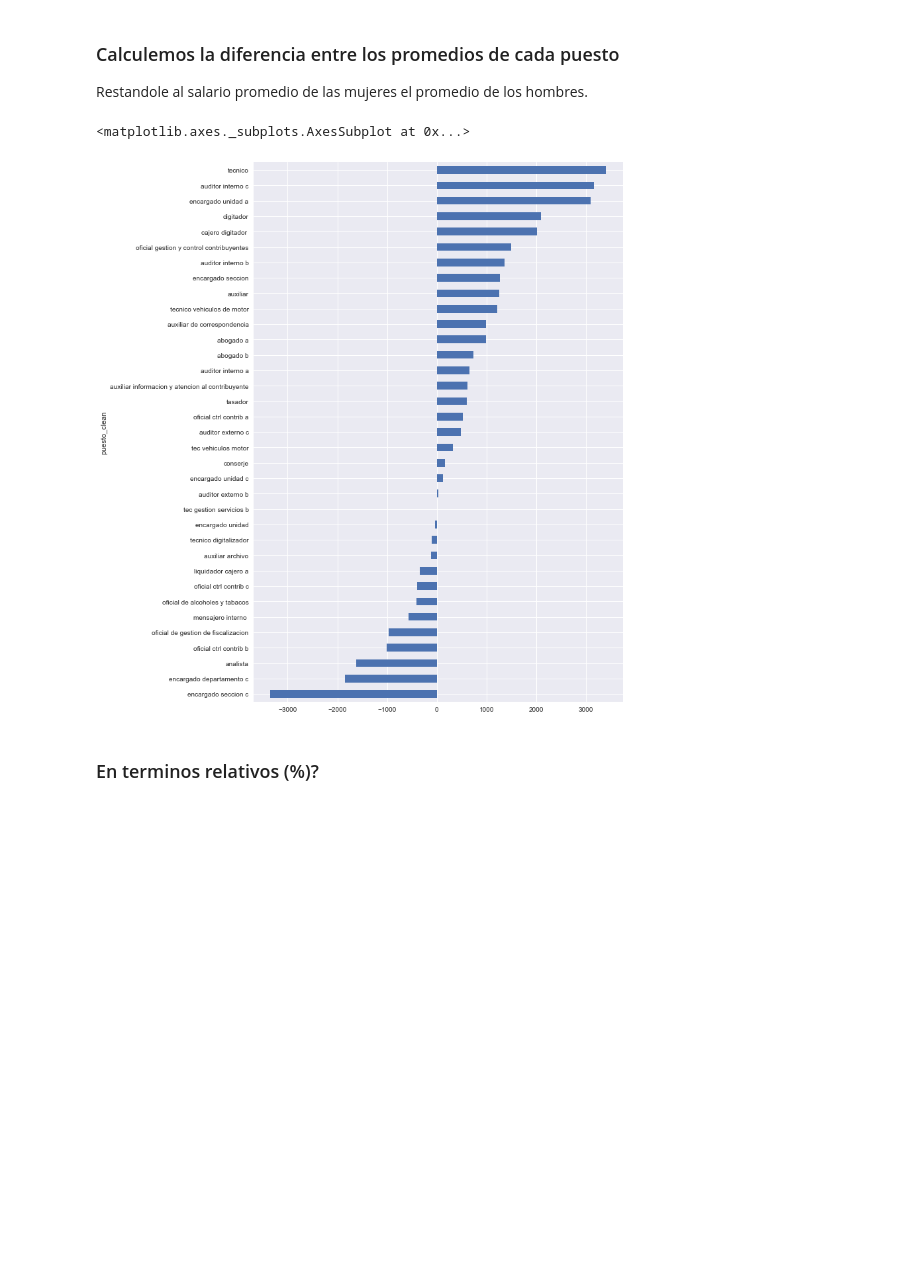
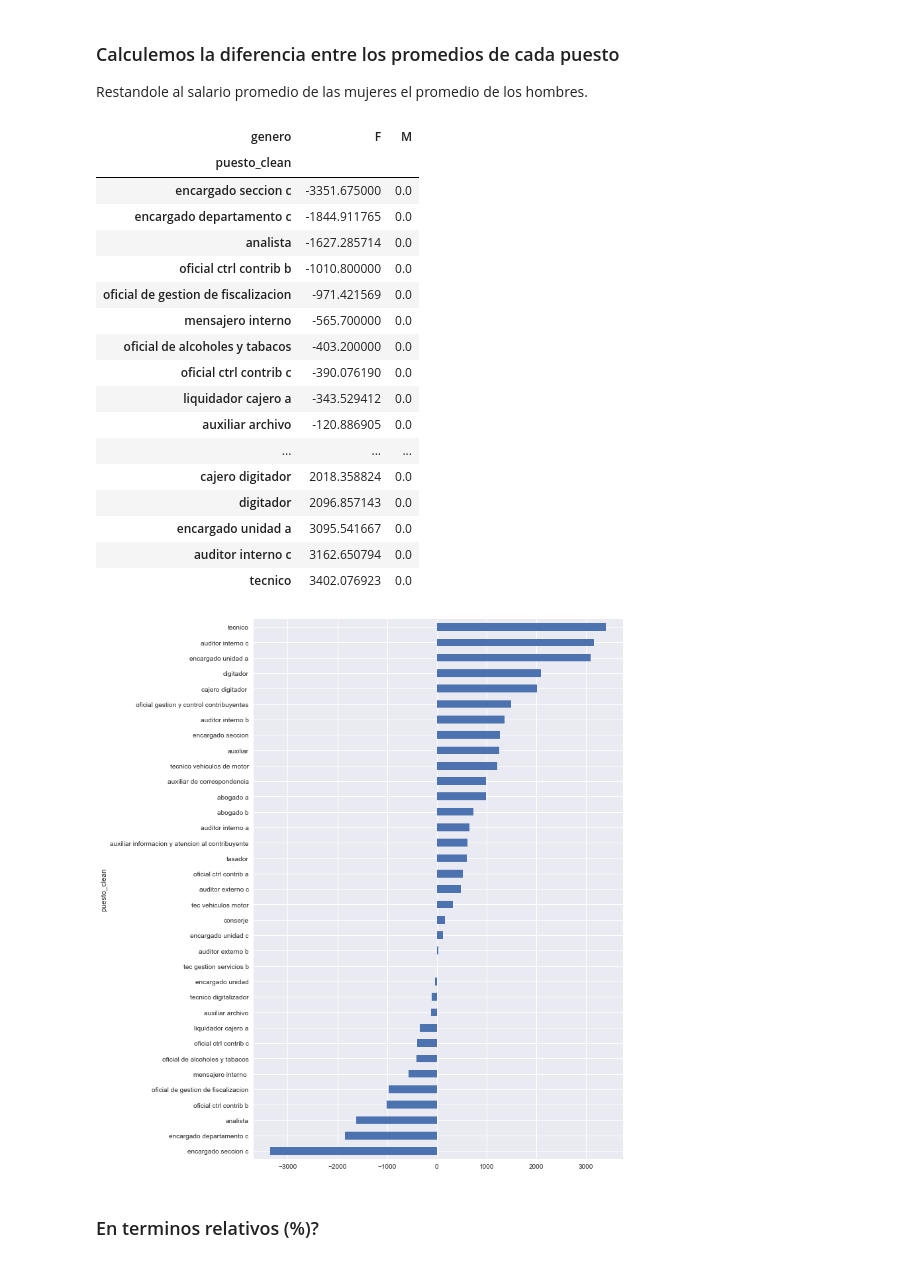
Before and after one commit to pyrdr/charlas, a Jupyter notebook: intro_eda_python/intro_pypandas.ipynb, the cells around one changed output. Saved outputs shown, nothing was run; the diff lists cells and outputs as text; code cells hidden in the pictures; blank space fills up the shorter version.

```diff
--- a/intro_eda_python/intro_pypandas.ipynb
+++ b/intro_eda_python/intro_pypandas.ipynb
@@ -748,9 +750,27 @@ Restandole al salario promedio de las mujeres el promedio de los hombres.
 # %%
 spg_diff_pivot = spg_mean_pivot.apply(lambda x: x - x['M'], axis = 1)
 spg_diff_pivot.sort_values('F',inplace=True)
 spg_diff_pivot['F'].plot(kind='barh',figsize=(10,15))
+spg_diff_pivot
 # %% [output]
-<matplotlib.axes._subplots.AxesSubplot at 0x...>
+| genero | F | M |
+| puesto_clean |  |  |
+| encargado seccion c | -3351.675000 | 0.0 |
+| encargado departamento c | -1844.911765 | 0.0 |
+| analista | -1627.285714 | 0.0 |
+| oficial ctrl contrib b | -1010.800000 | 0.0 |
+| oficial de gestion de fiscalizacion | -971.421569 | 0.0 |
+| mensajero interno | -565.700000 | 0.0 |
+| oficial de alcoholes y tabacos | -403.200000 | 0.0 |
+| oficial ctrl contrib c | -390.076190 | 0.0 |
+| liquidador cajero a | -343.529412 | 0.0 |
+| auxiliar archivo | -120.886905 | 0.0 |
+| ... | ... | ... |
+| cajero digitador | 2018.358824 | 0.0 |
+| digitador | 2096.857143 | 0.0 |
+| encargado unidad a | 3095.541667 | 0.0 |
+| auditor interno c | 3162.650794 | 0.0 |
+| tecnico | 3402.076923 | 0.0 |
 [figure]
 # %% [markdown]
 ### En terminos relativos (%)?
```
Also changed, not shown: parts of 4 cells of this notebook, 5 other files.
